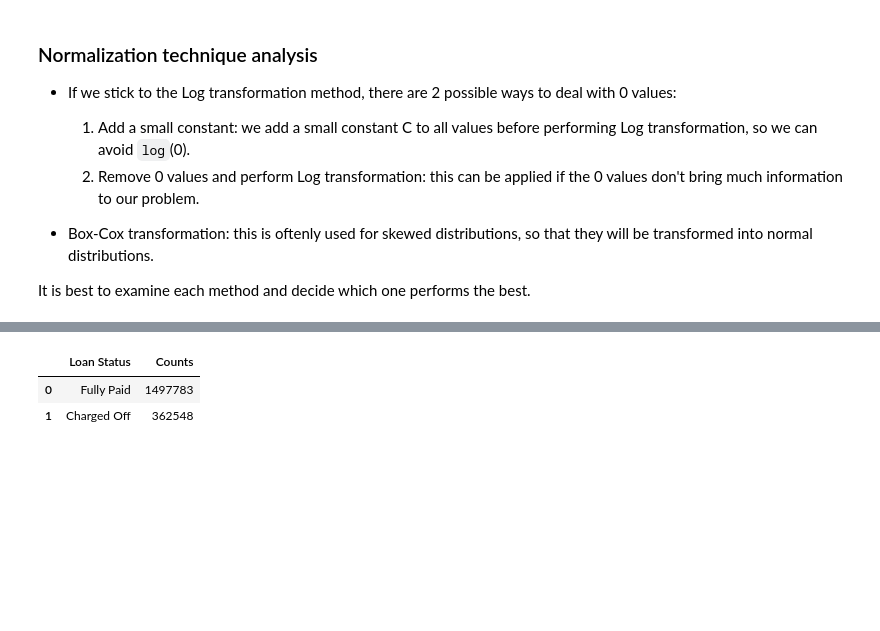
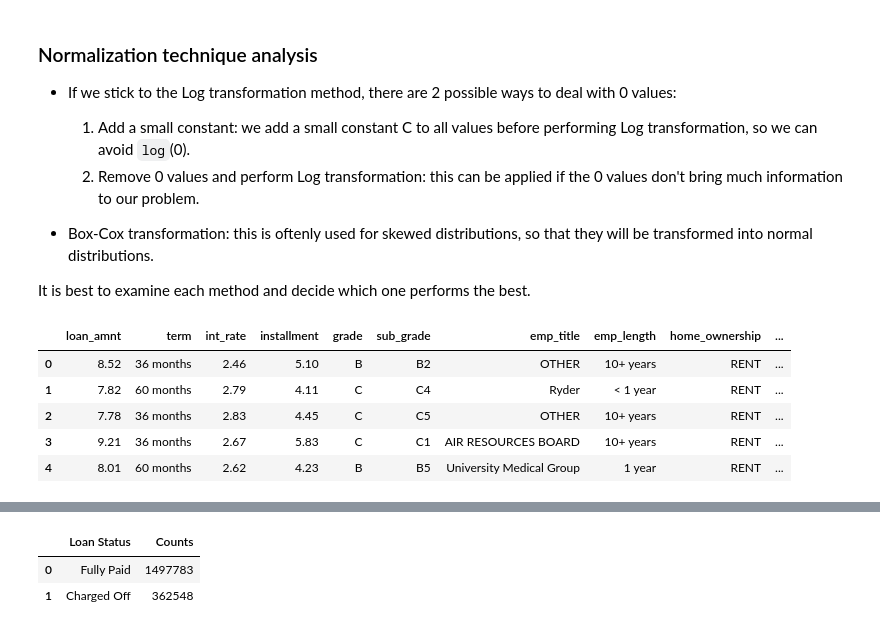
Before and after one commit to noahnguyen2004/Loan-Default-Prediction, a Jupyter notebook: loan_lending.ipynb, the cells around one changed output, grey strips where cells are left out. Drawn from its saved outputs; the diff is of its cells as text; code cells hidden in the pictures; blank space fills up the shorter version.

```diff
--- a/loan_lending.ipynb
+++ b/loan_lending.ipynb
@@ -573 +573,12 @@ def log_transform(data):
+# %%
+log_test_data = df[:]                               # make a copy of df and pass into log_test_data
+log_test_tf = log_transform(log_test_data)
+log_test_tf.head()
+# %% [output]
+|  | loan_amnt | term | int_rate | installment | grade | sub_grade | emp_title | emp_length | home_ownership | ... |
+| 0 | 8.52 | 36 months | 2.46 | 5.10 | B | B2 | OTHER | 10+ years | RENT | ... |
+| 1 | 7.82 | 60 months | 2.79 | 4.11 | C | C4 | Ryder | < 1 year | RENT | ... |
+| 2 | 7.78 | 36 months | 2.83 | 4.45 | C | C5 | OTHER | 10+ years | RENT | ... |
+| 3 | 9.21 | 36 months | 2.67 | 5.83 | C | C1 | AIR RESOURCES BOARD | 10+ years | RENT | ... |
+| 4 | 8.01 | 60 months | 2.62 | 4.23 | B | B5 | University Medical Group | 1 year | RENT | ... |
 # %%
```
Also changed, not shown: parts of 9 cells of this notebook.
